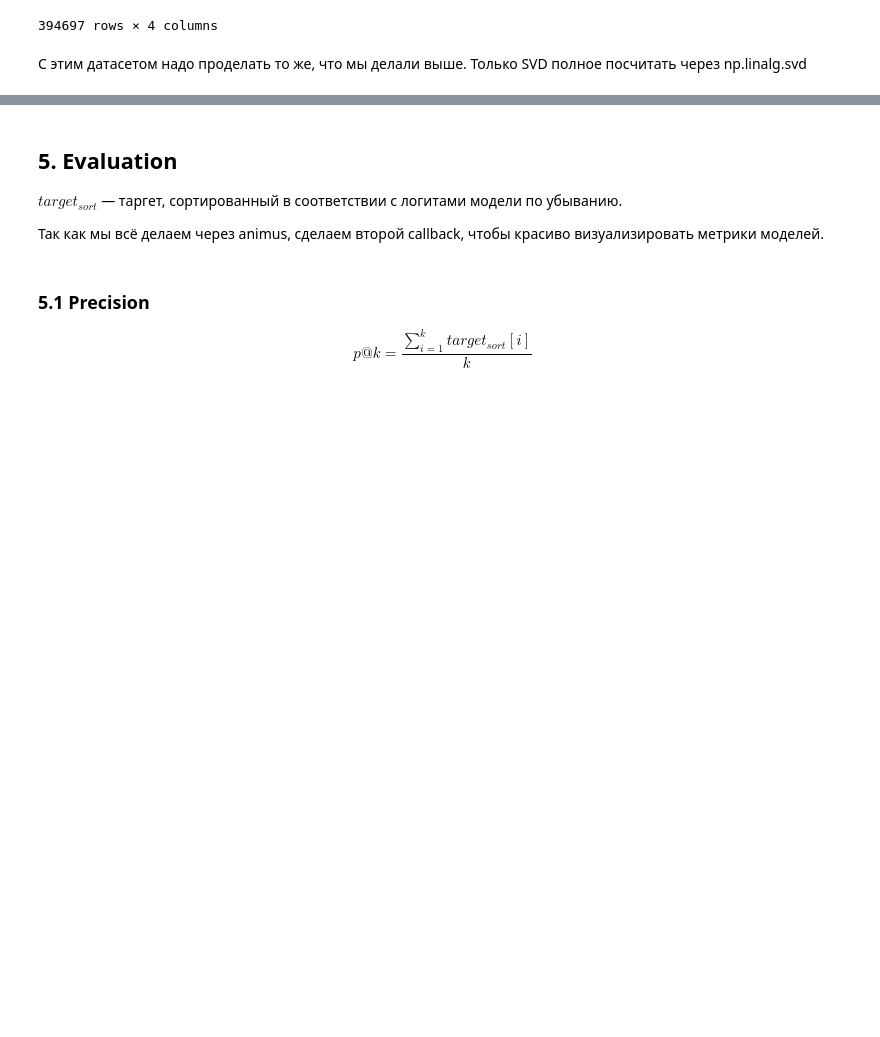
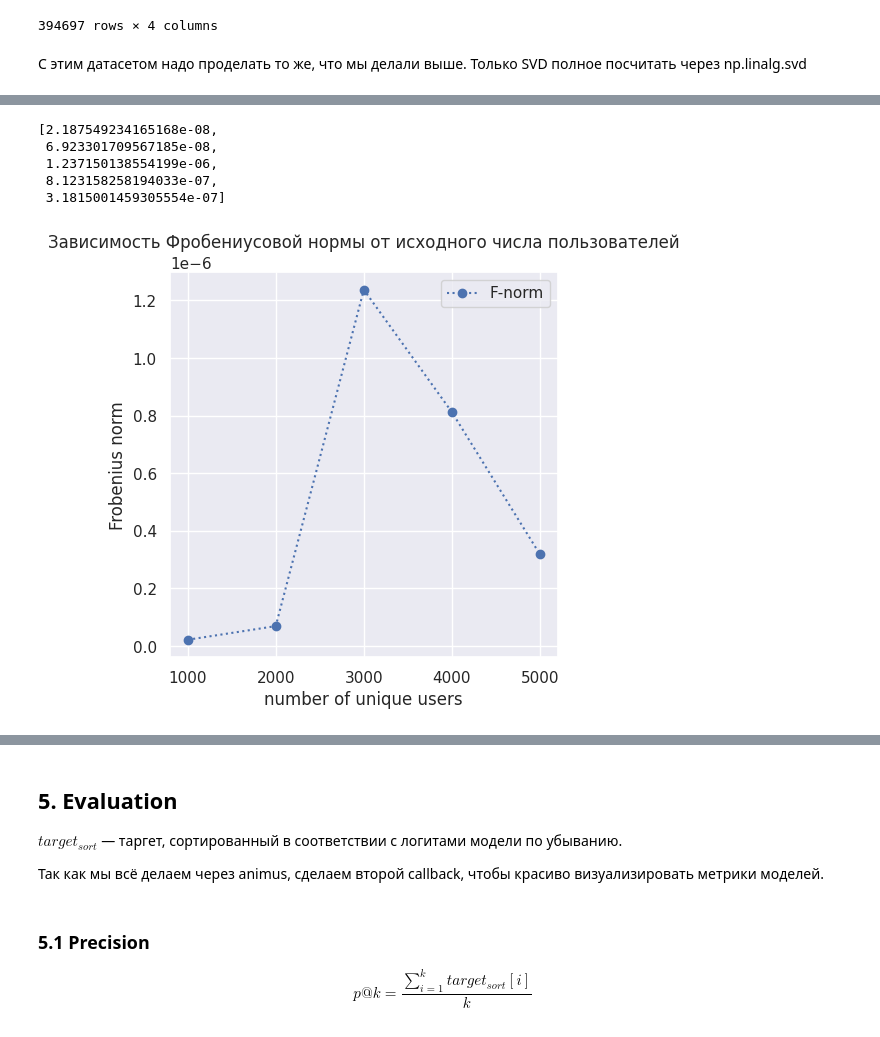
Before and after one commit to nlaskillet/project1, a Jupyter notebook: rank1_algo_in_recsys.ipynb, the cells around one changed output, grey strips where cells are left out. Cells and saved outputs as stored; diff of their text form; code cells hidden in the pictures; blank space fills up the shorter version.

```diff
--- a/rank1_algo_in_recsys.ipynb
+++ b/rank1_algo_in_recsys.ipynb
@@ -431,7 +447,7 @@ def make_sparse(dataset: pd.DataFrame,
       dataset: our dataset
       binary: flag if we want to put just 1 instead of scores
     """
-    shape = (explicit_filtered_ratings['user'].nunique(), explicit_filtered_ratings['item'].nunique())
+    shape = (explicit_filtered_ratings['user'].nunique(), explicit_filtered_ratings['item'].nunique() - I)
     values = dataset["values"].to_numpy()
     values = np.ones_like(values) if binary else values
     row = np.array(dataset["user"].to_numpy())
@@ -964,6 +984,8 @@ implicit_small_datasets_minus1 = build_sparse_datasets(
 # %%
 import warnings
 warnings.filterwarnings('ignore')
+# %%
+noise = np.random.uniform(0, 0.1, (48000, 7000))
 # %%
 class Built_in_SvdModel(SparseModel):
     """
@@ -980,14 +1002,14 @@ class Built_in_SvdModel(SparseModel):
     def fit(self,
             data: sps.csr_matrix
           ) -> None:
-
         start_time = time.time()
-        u, sigma, vt = np.linalg.svd(data.todense())
+        A = data.todense()
+        u, sigma, vt = la.svd(A + noise[:A.shape[0], :A.shape[1]], full_matrices=False)
         end_time = time.time()
         self.computation_time = end_time - start_time
         print("--- %s seconds svd computation---" % (end_time - start_time))
 
-        self.svd = [u, sigma, vt]
+        self.svd = [vt.T, sigma.T, u.T] # сохраняем для транспонированной
 
         self.factors = {
             "user": torch.from_numpy(u.copy()).float().to(self.device),
@@ -1109,0 +1759,23 @@ rank1_svd_runner_small_impicit.model.svd_on_minus1_users[1].shape
+# %%
+norm
+# %% [output]
+[2.187549234165168e-08,
+ 6.923301709567185e-08,
+ 1.237150138554199e-06,
+ 8.123158258194033e-07,
+ 3.1815001459305554e-07]
+# %%
+import matplotlib.pyplot as plt
+
+# full_norm = []
+# for i in range(1, 6):
+#   full_norm.append(sum(norm[:i]))
+fig, ax = plt.subplots(figsize=(5,5))
+plt.title('Зависимость Фробениусовой нормы от исходного числа пользователей')
+plt.xlabel('number of unique users')
+plt.ylabel('Frobenius norm')
+plt.plot([1000, 2000, 3000, 4000, 5000], norm, ':o', label='F-norm')
+plt.legend()
+plt.show()
+# %% [output]
+[figure, added]
```
Also changed, not shown: parts of 49 cells of this notebook.
